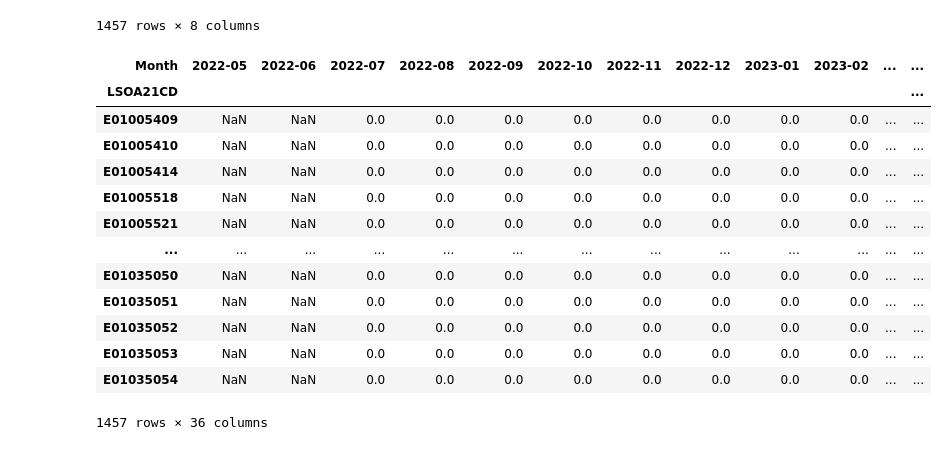
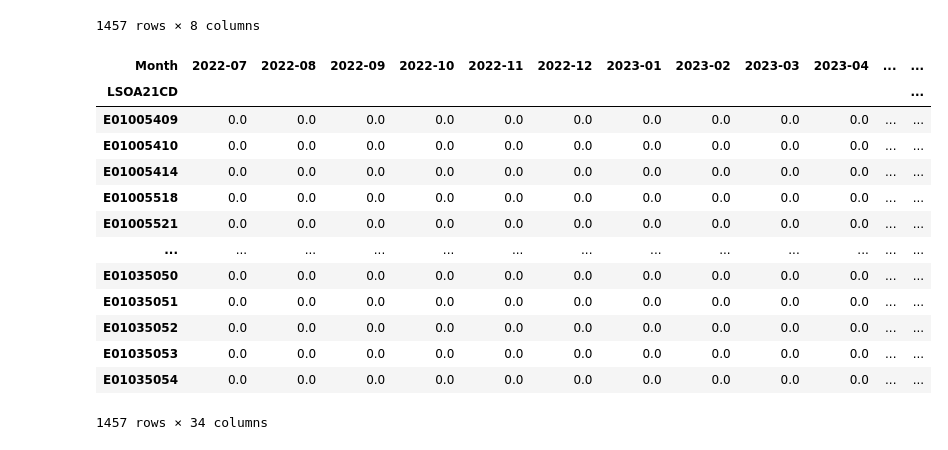
Before and after one commit to safer-streets/safer-streets-core, a Jupyter notebook: area-ranking.ipynb, the cells around one changed output. Cells and saved outputs as stored; diff of their text form; code cells hidden in the pictures.

```diff
--- a/area-ranking.ipynb
+++ b/area-ranking.ipynb
@@ -17,6 +24,9 @@ from utils import (
 )
 # %%
 FORCE = "West Yorkshire"
+OBSERVATION_WINDOW = 3  # months
+AREA: Literal["MSOA", "LSOA", "OA", "GRID", "HEX", "STREET"]
+SAMPLE_FRACTION = 0.5
 
 force_boundary = get_force_boundary(FORCE)
 
@@ -63,28 +73,28 @@ lsoa_boundaries
 # %%
 # ensure we account for crime-free LSOAs in the data
 counts = (
     crime_data.groupby(["Month", "LSOA code"])["Crime type"].count().unstack(level="Month", fill_value=0).sort_index()
 )
 counts = counts.reindex(lsoa_boundaries.index, fill_value=0)
 num_areas = len(lsoa_boundaries)
 # counts = counts.T
-smoothed_counts = counts.T.rolling(3).mean().T
+smoothed_counts = counts.T.rolling(OBSERVATION_WINDOW).mean().dropna().T
 smoothed_counts
 # %% [output]
-| Month | 2022-05 | 2022-06 | 2022-07 | 2022-08 | 2022-09 | 2022-10 | 2022-11 | 2022-12 | 2023-01 | 2023-02 | ... | ... |
+| Month | 2022-07 | 2022-08 | 2022-09 | 2022-10 | 2022-11 | 2022-12 | 2023-01 | 2023-02 | 2023-03 | 2023-04 | ... | ... |
 | LSOA21CD |  |  |  |  |  |  |  |  |  |  |  | ... |
-| E01005409 | NaN | NaN | 0.0 | 0.0 | 0.0 | 0.0 | 0.0 | 0.0 | 0.0 | 0.0 | ... | ... |
-| E01005410 | NaN | NaN | 0.0 | 0.0 | 0.0 | 0.0 | 0.0 | 0.0 | 0.0 | 0.0 | ... | ... |
-| E01005414 | NaN | NaN | 0.0 | 0.0 | 0.0 | 0.0 | 0.0 | 0.0 | 0.0 | 0.0 | ... | ... |
-| E01005518 | NaN | NaN | 0.0 | 0.0 | 0.0 | 0.0 | 0.0 | 0.0 | 0.0 | 0.0 | ... | ... |
-| E01005521 | NaN | NaN | 0.0 | 0.0 | 0.0 | 0.0 | 0.0 | 0.0 | 0.0 | 0.0 | ... | ... |
+| E01005409 | 0.0 | 0.0 | 0.0 | 0.0 | 0.0 | 0.0 | 0.0 | 0.0 | 0.0 | 0.0 | ... | ... |
+| E01005410 | 0.0 | 0.0 | 0.0 | 0.0 | 0.0 | 0.0 | 0.0 | 0.0 | 0.0 | 0.0 | ... | ... |
+| E01005414 | 0.0 | 0.0 | 0.0 | 0.0 | 0.0 | 0.0 | 0.0 | 0.0 | 0.0 | 0.0 | ... | ... |
+| E01005518 | 0.0 | 0.0 | 0.0 | 0.0 | 0.0 | 0.0 | 0.0 | 0.0 | 0.0 | 0.0 | ... | ... |
+| E01005521 | 0.0 | 0.0 | 0.0 | 0.0 | 0.0 | 0.0 | 0.0 | 0.0 | 0.0 | 0.0 | ... | ... |
 | ... | ... | ... | ... | ... | ... | ... | ... | ... | ... | ... | ... | ... |
-| E01035050 | NaN | NaN | 0.0 | 0.0 | 0.0 | 0.0 | 0.0 | 0.0 | 0.0 | 0.0 | ... | ... |
-| E01035051 | NaN | NaN | 0.0 | 0.0 | 0.0 | 0.0 | 0.0 | 0.0 | 0.0 | 0.0 | ... | ... |
-| E01035052 | NaN | NaN | 0.0 | 0.0 | 0.0 | 0.0 | 0.0 | 0.0 | 0.0 | 0.0 | ... | ... |
-| E01035053 | NaN | NaN | 0.0 | 0.0 | 0.0 | 0.0 | 0.0 | 0.0 | 0.0 | 0.0 | ... | ... |
-| E01035054 | NaN | NaN | 0.0 | 0.0 | 0.0 | 0.0 | 0.0 | 0.0 | 0.0 | 0.0 | ... | ... |
+| E01035050 | 0.0 | 0.0 | 0.0 | 0.0 | 0.0 | 0.0 | 0.0 | 0.0 | 0.0 | 0.0 | ... | ... |
+| E01035051 | 0.0 | 0.0 | 0.0 | 0.0 | 0.0 | 0.0 | 0.0 | 0.0 | 0.0 | 0.0 | ... | ... |
+| E01035052 | 0.0 | 0.0 | 0.0 | 0.0 | 0.0 | 0.0 | 0.0 | 0.0 | 0.0 | 0.0 | ... | ... |
+| E01035053 | 0.0 | 0.0 | 0.0 | 0.0 | 0.0 | 0.0 | 0.0 | 0.0 | 0.0 | 0.0 | ... | ... |
+| E01035054 | 0.0 | 0.0 | 0.0 | 0.0 | 0.0 | 0.0 | 0.0 | 0.0 | 0.0 | 0.0 | ... | ... |
-1457 rows × 36 columns
+1457 rows × 34 columns
 # %%
 ranks = pd.concat(
     [
```
Also changed, not shown: parts of 7 cells of this notebook, 4 other files.
